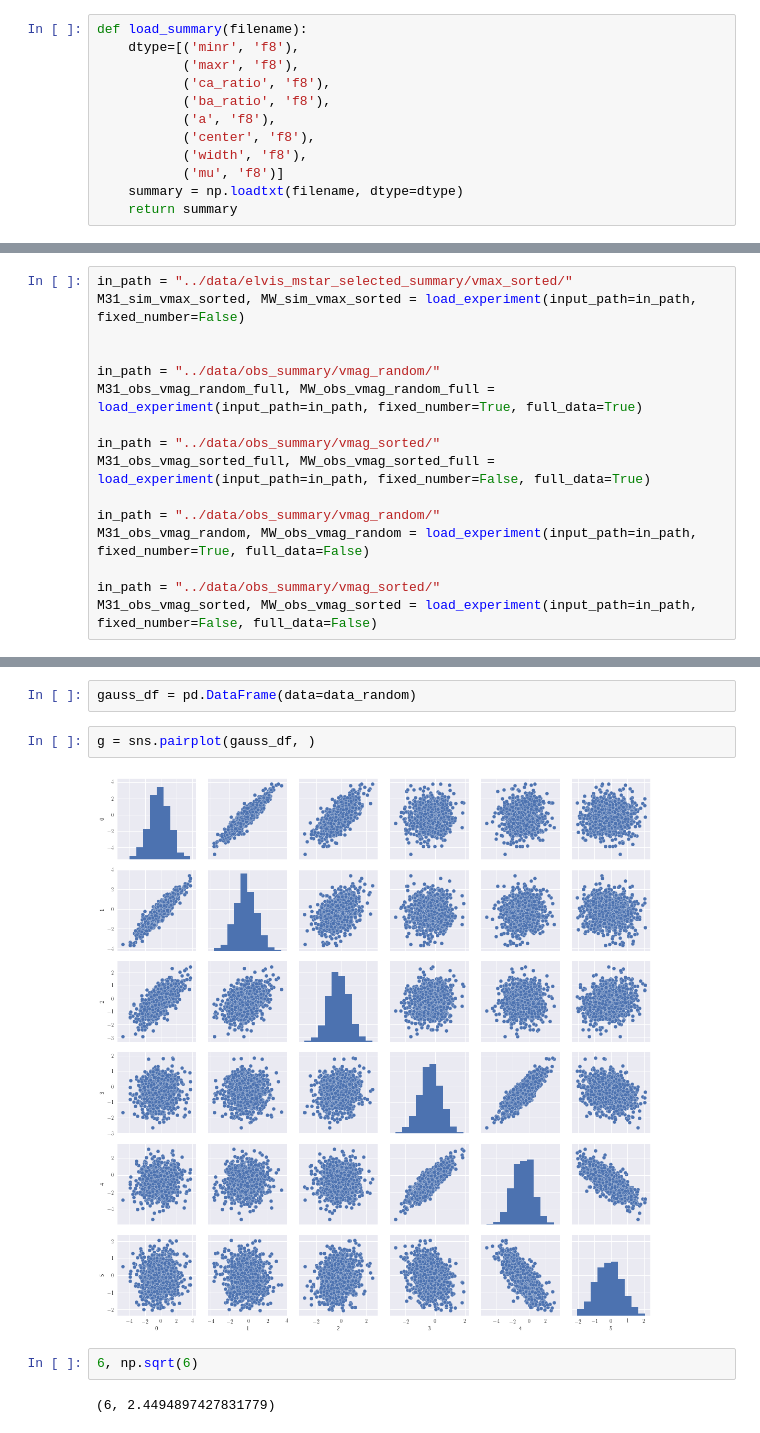
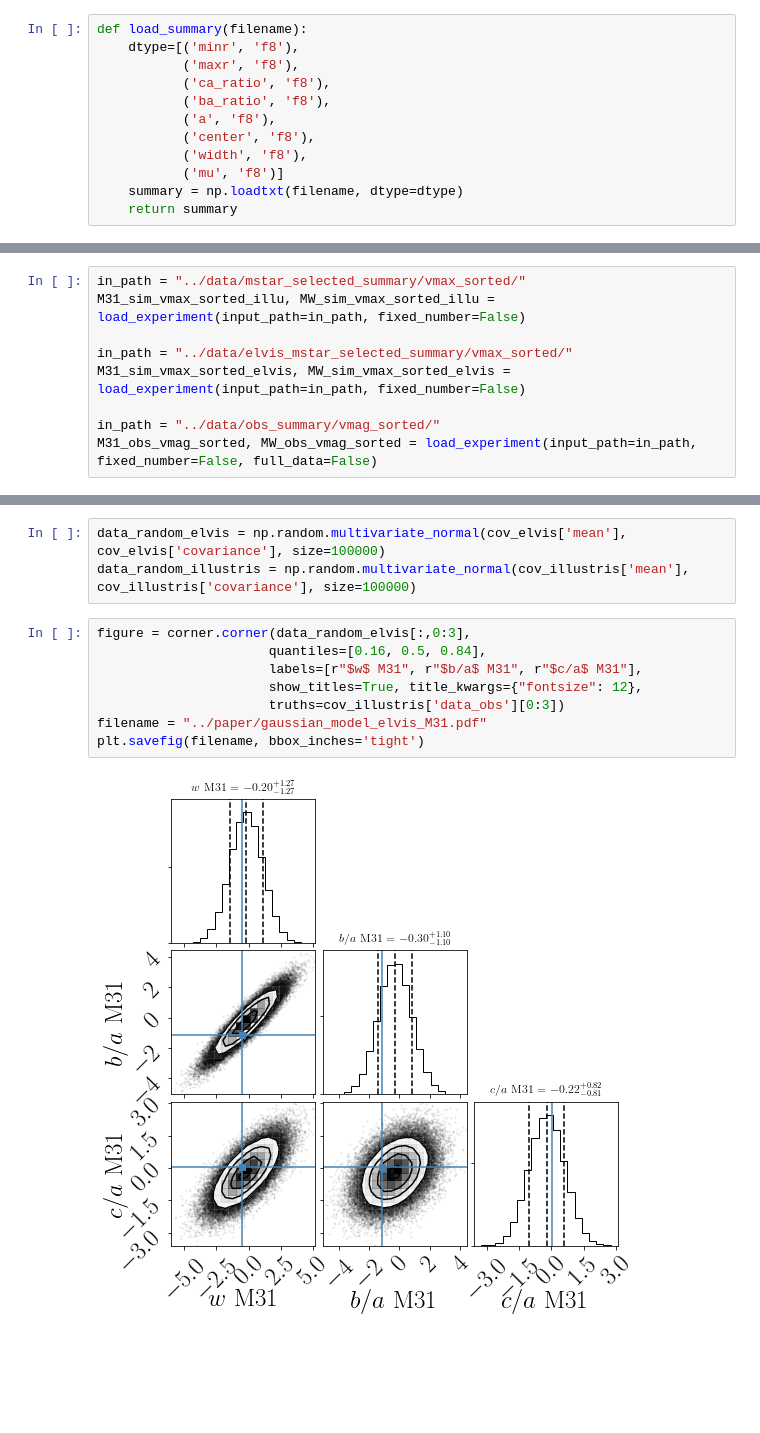
Before and after one commit to astroandes/SatelliteShapeLG, a Jupyter notebook: code/covariances.ipynb, the cells around one changed output, grey strips where cells are left out. Cells and saved outputs as stored; diff of their text form; blank space fills up the shorter version.

```diff
--- a/code/covariances.ipynb
+++ b/code/covariances.ipynb
@@ -109,18 +109,11 @@ def load_experiment(input_path="../data/mstar_selected_summary/vmax_sorted/", fi
 
     return M31_all, MW_all
 # %%
+in_path = "../data/mstar_selected_summary/vmax_sorted/"
+M31_sim_vmax_sorted_illu, MW_sim_vmax_sorted_illu = load_experiment(input_path=in_path, fixed_number=False)
+
 in_path = "../data/elvis_mstar_selected_summary/vmax_sorted/"
-M31_sim_vmax_sorted, MW_sim_vmax_sorted = load_experiment(input_path=in_path, fixed_number=False)
-
-
-in_path = "../data/obs_summary/vmag_random/"
-M31_obs_vmag_random_full, MW_obs_vmag_random_full = load_experiment(input_path=in_path, fixed_number=True, full_data=True)
-
-in_path = "../data/obs_summary/vmag_sorted/"
-M31_obs_vmag_sorted_full, MW_obs_vmag_sorted_full = load_experiment(input_path=in_path, fixed_number=False, full_data=True)
-
-in_path = "../data/obs_summary/vmag_random/"
-M31_obs_vmag_random, MW_obs_vmag_random = load_experiment(input_path=in_path, fixed_number=True, full_data=False)
+M31_sim_vmax_sorted_elvis, MW_sim_vmax_sorted_elvis = load_experiment(input_path=in_path, fixed_number=False)
 
 in_path = "../data/obs_summary/vmag_sorted/"
 M31_obs_vmag_sorted, MW_obs_vmag_sorted = load_experiment(input_path=in_path, fixed_number=False, full_data=False)
@@ -272,10 +200,13 @@ plt.savefig(filename, bbox_inches='tight')
-# %%
-gauss_df = pd.DataFrame(data=data_random)
-# %%
-g = sns.pairplot(gauss_df, )
-# %% [output]
-[figure, removed]
-# %%
-6, np.sqrt(6)
-# %% [output]
-(6, 2.4494897427831779)
+# %%
+data_random_elvis = np.random.multivariate_normal(cov_elvis['mean'], cov_elvis['covariance'], size=100000)
+data_random_illustris = np.random.multivariate_normal(cov_illustris['mean'], cov_illustris['covariance'], size=100000)
+# %%
+figure = corner.corner(data_random_elvis[:,0:3],
+                      quantiles=[0.16, 0.5, 0.84],
+                      labels=[r"$w$ M31", r"$b/a$ M31", r"$c/a$ M31"],
+                      show_titles=True, title_kwargs={"fontsize": 12},
+                      truths=cov_illustris['data_obs'][0:3])
+filename = "../paper/gaussian_model_elvis_M31.pdf"
+plt.savefig(filename, bbox_inches='tight')
+# %% [output]
+[figure, added]
```
Also changed, not shown: parts of 19 cells of this notebook.
